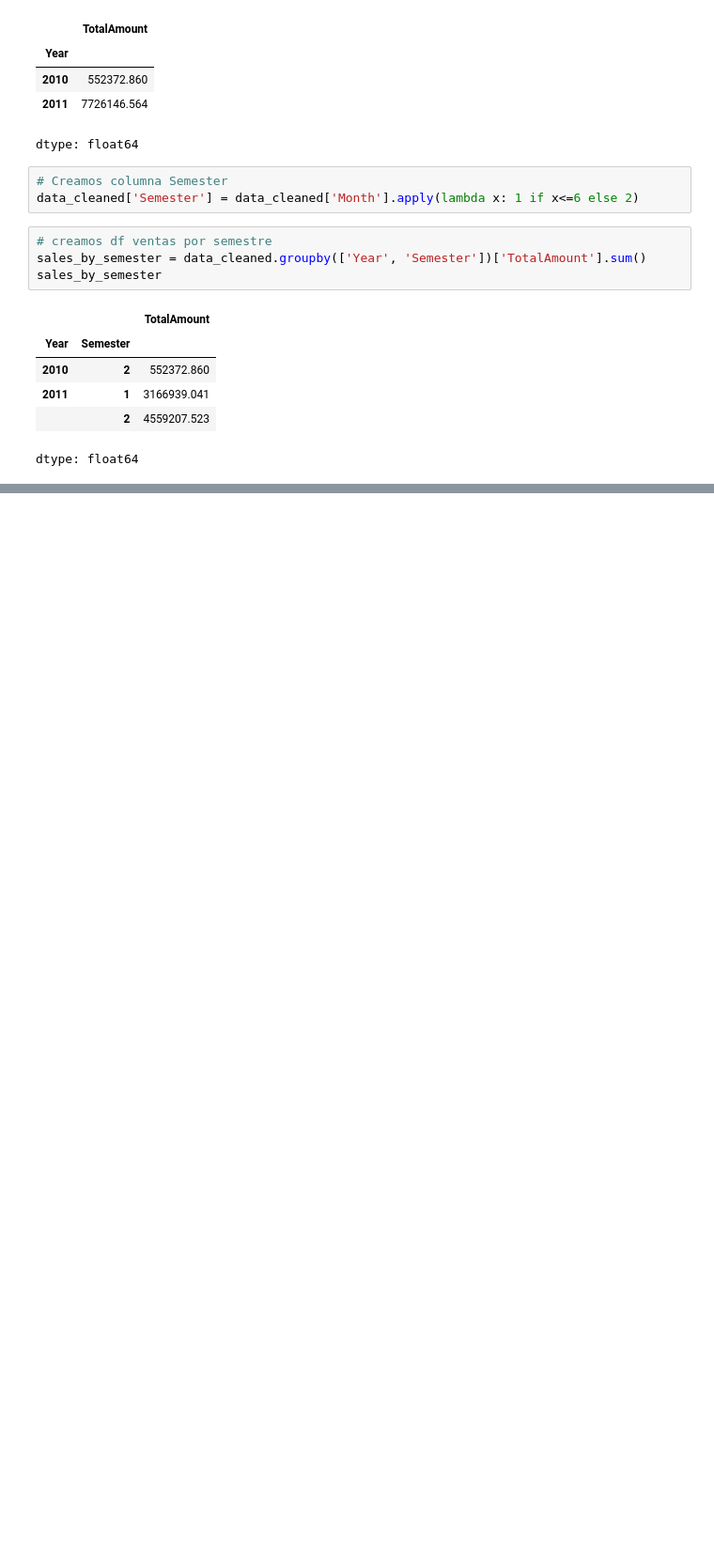
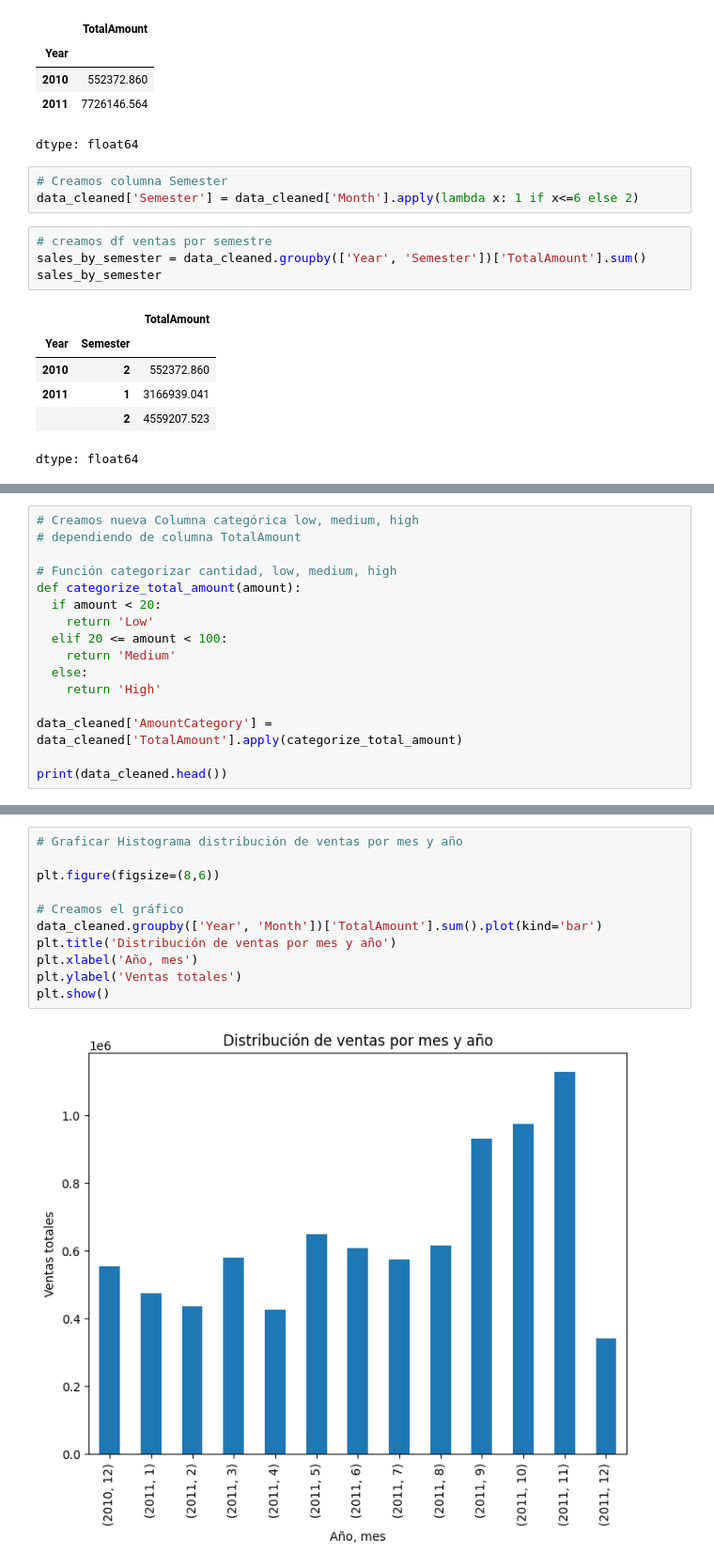
Before and after one commit to electrojam/Curso-de-Python-para-Ciencia-de-Datos, a Jupyter notebook: Clase29_30_31_Caso_de_Estudio_(Parte_I)_Limpieza_de_datos29_32.ipynb, the cells around one changed output, grey strips where cells are left out. Shown at 94% size. Saved outputs shown, nothing was run; the diff lists cells and outputs as text; blank space fills up the shorter version.

```diff
--- a/Clase29_30_31_Caso_de_Estudio_(Parte_I)_Limpieza_de_datos29_32.ipynb
+++ b/Clase29_30_31_Caso_de_Estudio_(Parte_I)_Limpieza_de_datos29_32.ipynb
@@ -215,0 +256,16 @@ dtype: float64
+# %%
+# Creamos nueva Columna categórica low, medium, high
+# dependiendo de columna TotalAmount
+
+# Función categorizar cantidad, low, medium, high
+def categorize_total_amount(amount):
+  if amount < 20:
+    return 'Low'
+  elif 20 <= amount < 100:
+    return 'Medium'
+  else:
+    return 'High'
+
+data_cleaned['AmountCategory'] = data_cleaned['TotalAmount'].apply(categorize_total_amount)
+
+print(data_cleaned.head())
@@ -215,0 +333,13 @@ dtype: float64
+# %%
+# Graficar Histograma distribución de ventas por mes y año
+
+plt.figure(figsize=(8,6))
+
+# Creamos el gráfico
+data_cleaned.groupby(['Year', 'Month'])['TotalAmount'].sum().plot(kind='bar')
+plt.title('Distribución de ventas por mes y año')
+plt.xlabel('Año, mes')
+plt.ylabel('Ventas totales')
+plt.show()
+# %% [output]
+[figure, added]
```
Also changed, not shown: parts of 12 cells of this notebook.
